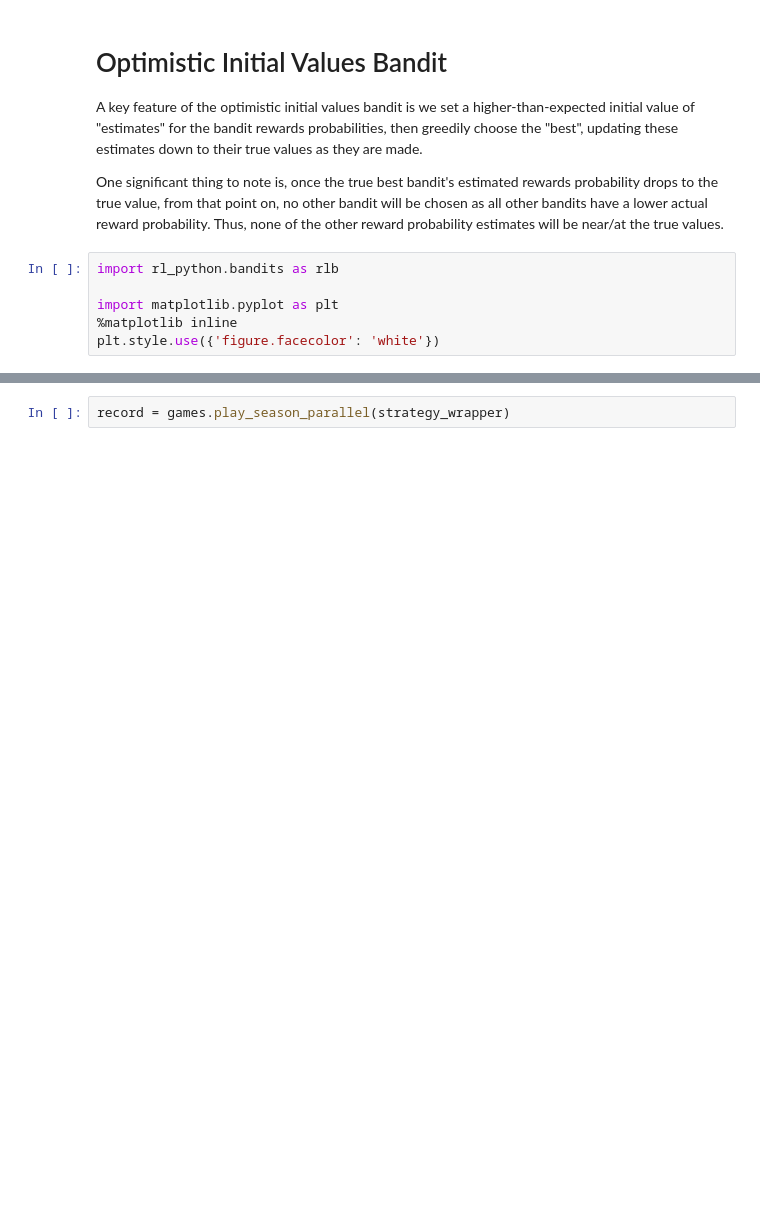
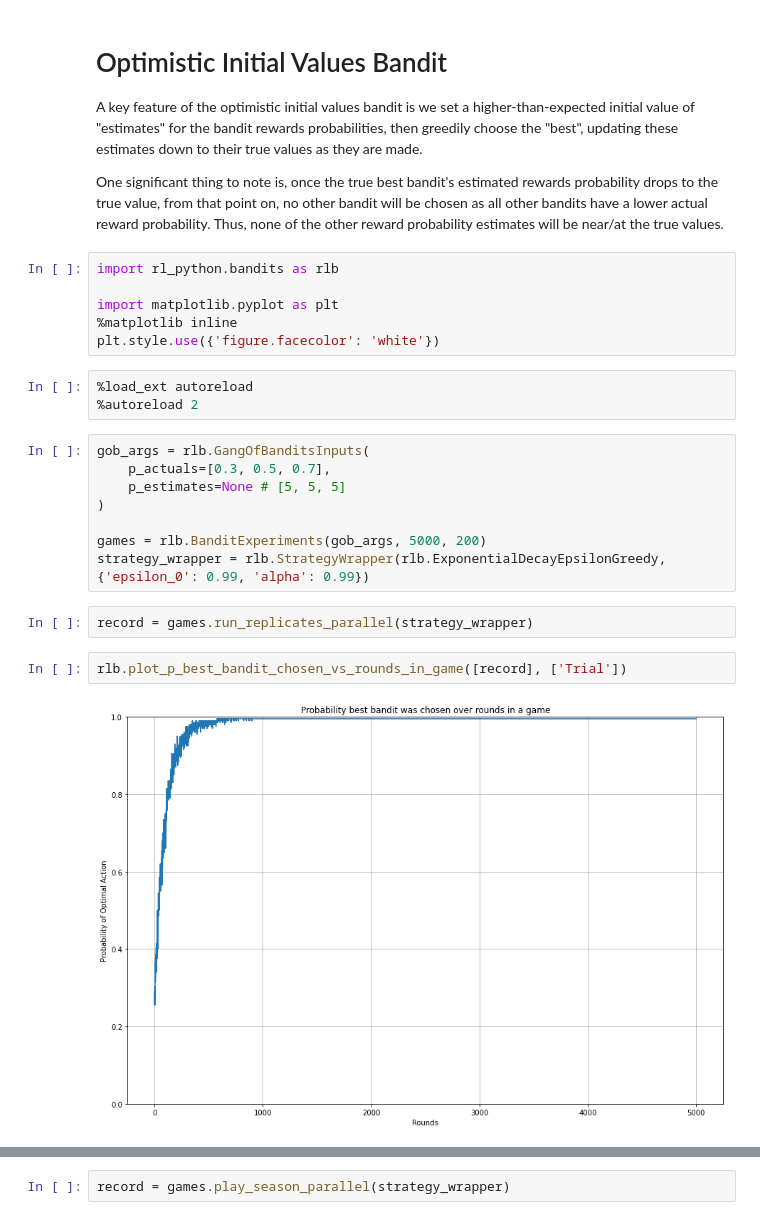
Before and after one commit to kenjioman/rl-in-python, a Jupyter notebook: notebooks/2.15.optimistic_initial_value_bandit.ipynb, the cells around one changed output, grey strips where cells are left out. Saved outputs shown, nothing was run; the diff lists cells and outputs as text; blank space fills up the shorter version.

Commit message:
Refactor bandits.py to ease adding of more complex strategies

```diff
--- a/notebooks/2.15.optimistic_initial_value_bandit.ipynb
+++ b/notebooks/2.15.optimistic_initial_value_bandit.ipynb
@@ -16,6 +16,23 @@ import rl_python.bandits as rlb
 import matplotlib.pyplot as plt
 %matplotlib inline
 plt.style.use({'figure.facecolor': 'white'})
+# %%
+%load_ext autoreload
+%autoreload 2
+# %%
+gob_args = rlb.GangOfBanditsInputs(
+    p_actuals=[0.3, 0.5, 0.7],
+    p_estimates=None # [5, 5, 5]
+)
+
+games = rlb.BanditExperiments(gob_args, 5000, 200)
+strategy_wrapper = rlb.StrategyWrapper(rlb.ExponentialDecayEpsilonGreedy, {'epsilon_0': 0.99, 'alpha': 0.99})
+# %%
+record = games.run_replicates_parallel(strategy_wrapper)
+# %%
+rlb.plot_p_best_bandit_chosen_vs_rounds_in_game([record], ['Trial'])
+# %% [output]
+[figure, added]
 # %%
 gob_args = rlb.GangOfBanditsInputs(
     p_actuals=[0.3, 0.5, 0.7],
```
Also changed, not shown: parts of 1 cell of this notebook, 2 other files.
